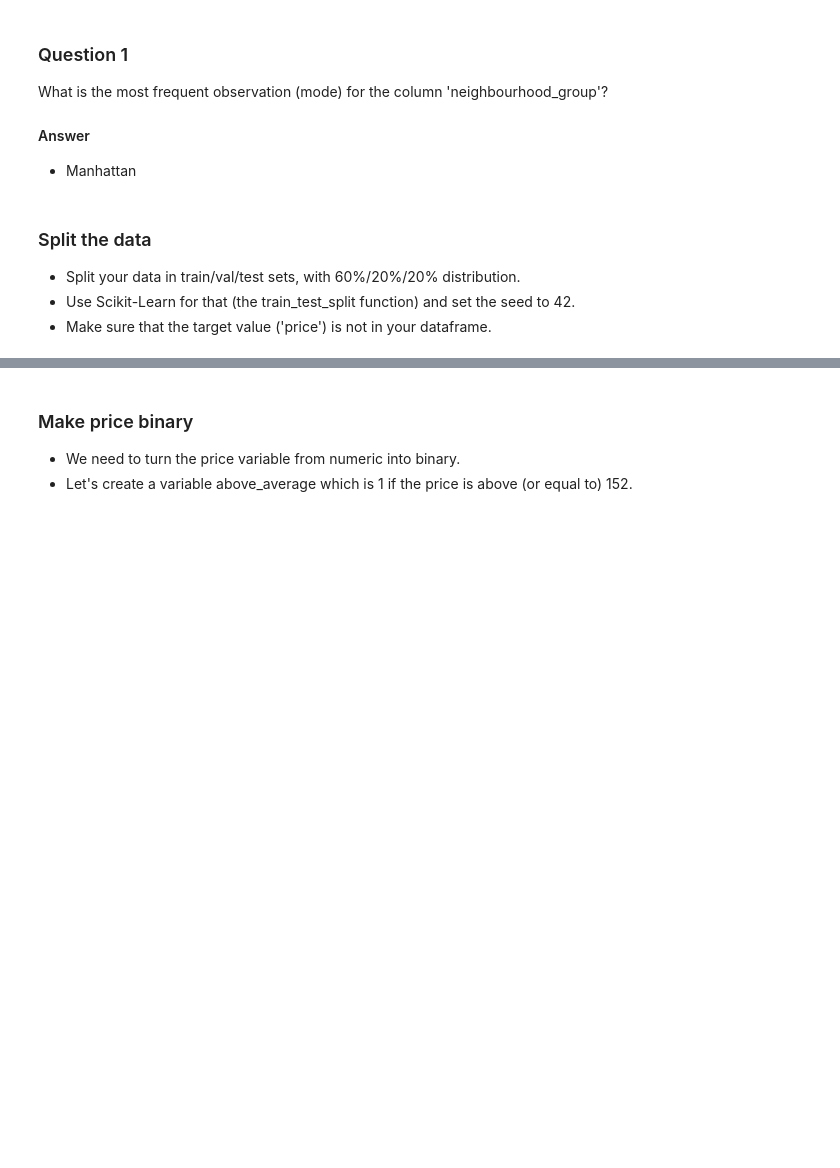
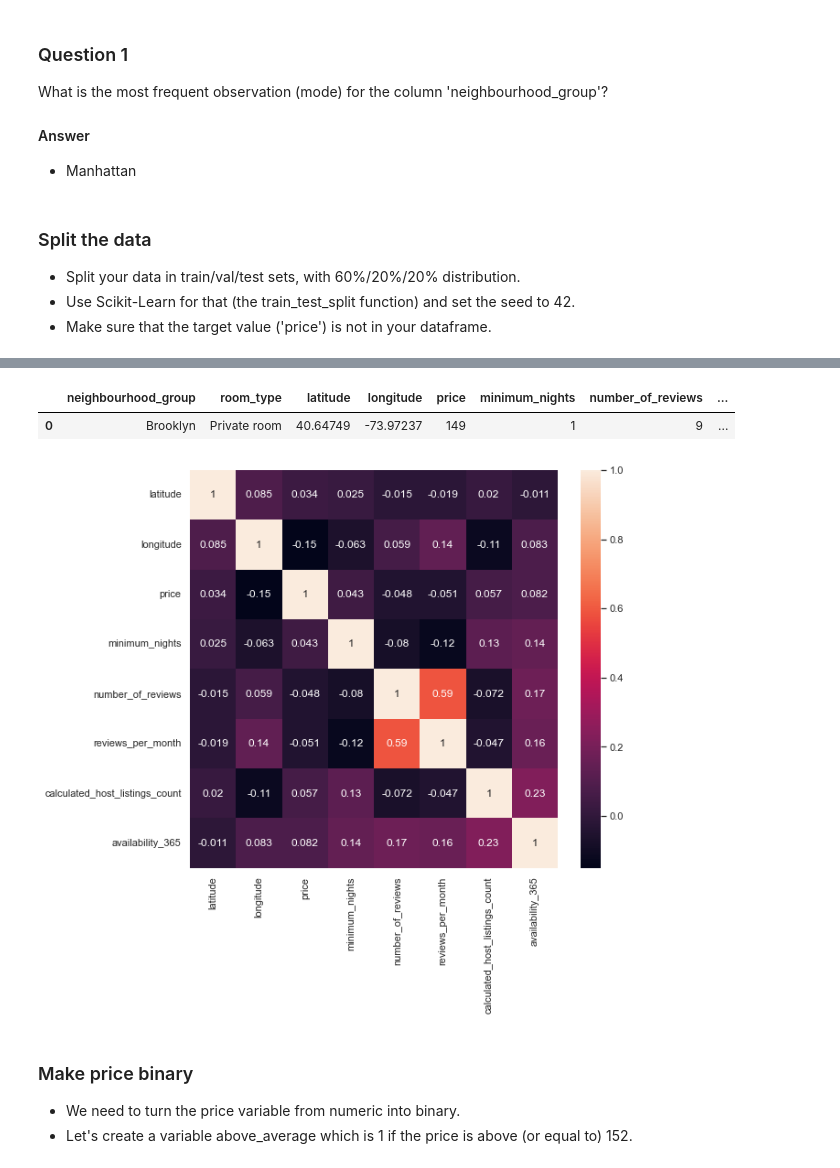
Before and after one commit to RCSnyder/machine-learning-zoom-camp, a Jupyter notebook: src/Chapters/03-churn-prediction/churn prediction.ipynb, the cells around one changed output, grey strips where cells are left out. Drawn from its saved outputs; the diff is of its cells as text; code cells hidden in the pictures; blank space fills up the shorter version.

```diff
--- a/src/Chapters/03-churn-prediction/churn prediction.ipynb
+++ b/src/Chapters/03-churn-prediction/churn prediction.ipynb
@@ -69,0 +72,3 @@ AttributeError: 'DataFrame' object has no attribute 'churn'
+# %%
+corrMatrix = df.corr()
+corrMatrix
@@ -70,3 +85,14 @@ AttributeError: 'DataFrame' object has no attribute 'churn'
+# %%
+df.head(1)
+# %% [output]
+|  | neighbourhood_group | room_type | latitude | longitude | price | minimum_nights | number_of_reviews | ... |
+| 0 | Brooklyn | Private room | 40.64749 | -73.97237 | 149 | 1 | 9 | ... |
+# %%
+plt.figure(figsize=(9,8))
+sns.heatmap(corrMatrix, annot=True, )
+plt.show()
+# %% [output]
+[figure, added]
 # %% [markdown]
 ### Make price binary
 - We need to turn the price variable from numeric into binary.
```
Also changed, not shown: parts of 11 cells of this notebook.
